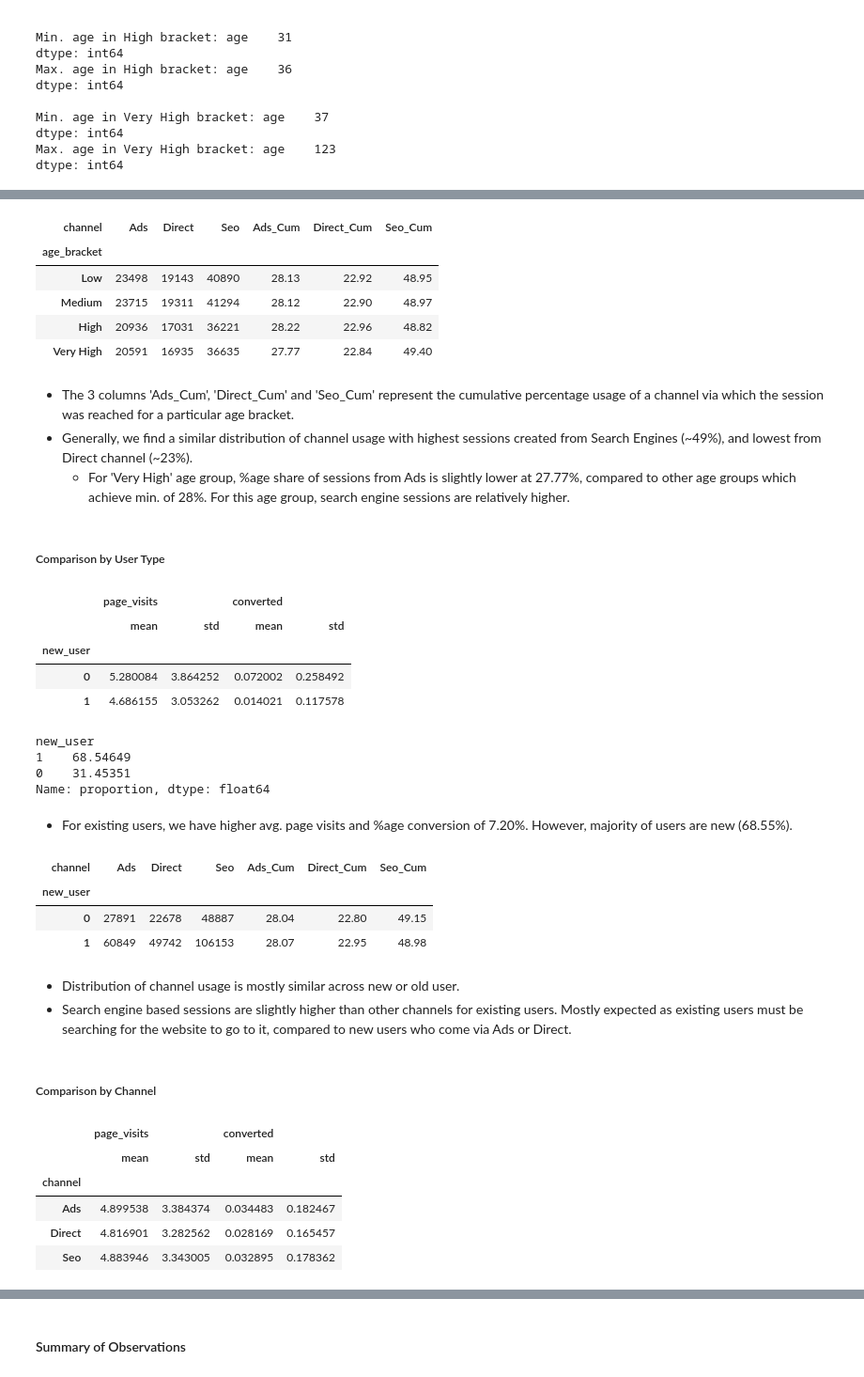
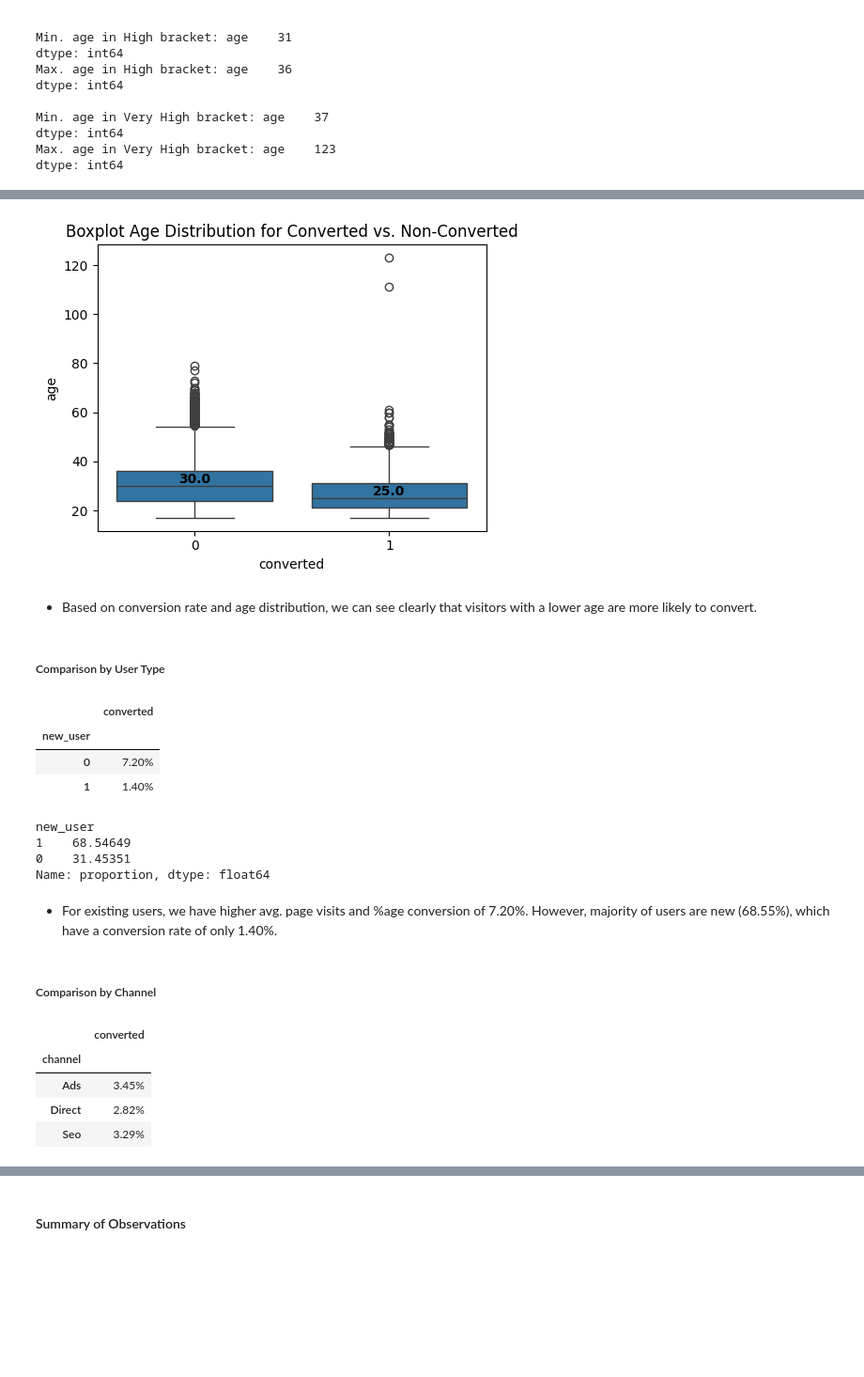
Before and after one commit to traha-89/Portafoglio, a Jupyter notebook: Landing Page Optimization/LP_CRAnalysis_Prediction_2.ipynb, the cells around one changed output, grey strips where cells are left out. Shown: that part at 94% size. Drawn from its saved outputs; the diff is of its cells as text; code cells hidden in the pictures; blank space fills up the shorter version.

```diff
--- a/Landing Page Optimization/LP_CRAnalysis_Prediction_2.ipynb
+++ b/Landing Page Optimization/LP_CRAnalysis_Prediction_2.ipynb
@@ -97,7 +97,7 @@ Initial Observations:
 - *converted* would imply sale/conversion in that particular record/session. Average value of 0.0322 implies about 3.22% aggregate conversion rate.
 # %%
 # Convert String columns as Categorical
-cols = ['country', 'source']
+cols = ['country', 'source','new_user']
 df_original[cols] = df_original[cols].astype('category')
 
 df_original.info()
@@ -422,32 +373,29 @@ age_review.groupby(['age_bracket'])[['new_user','page_visits','converted']].agg(
-# %%
-# Comparison of Sessions via Channels by Age
-agechan_pivot= age_review.pivot_table(index= 'age_bracket', columns= 'channel', aggfunc= 'size', fill_value= 0)
-agechan_pivot['Ads_Cum'] = round((agechan_pivot['Ads']/(agechan_pivot['Ads'] + agechan_pivot['Direct'] + agechan_pivot['Seo']))*100,2)
-agechan_pivot['Direct_Cum'] = round((agechan_pivot['Direct']/(agechan_pivot['Ads'] + agechan_pivot['Direct'] + agechan_pivot['Seo']))*100,2)
-agechan_pivot['Seo_Cum'] = round((agechan_pivot['Seo']/(agechan_pivot['Ads'] + agechan_pivot['Direct'] + agechan_pivot['Seo']))*100,2)
-agechan_pivot
-# %% [output]
-| channel | Ads | Direct | Seo | Ads_Cum | Direct_Cum | Seo_Cum |
-| age_bracket |  |  |  |  |  |  |
-| Low | 23498 | 19143 | 40890 | 28.13 | 22.92 | 48.95 |
-| Medium | 23715 | 19311 | 41294 | 28.12 | 22.90 | 48.97 |
-| High | 20936 | 17031 | 36221 | 28.22 | 22.96 | 48.82 |
-| Very High | 20591 | 16935 | 36635 | 27.77 | 22.84 | 49.40 |
-# %% [markdown]
-- The 3 columns 'Ads_Cum', 'Direct_Cum' and 'Seo_Cum' represent the cumulative percentage usage of a channel via which the session was reached for a particular age bracket.
-- Generally, we find a similar distribution of channel usage with highest sessions created from Search Engines (~49%), and lowest from Direct channel (~23%).
-    - For 'Very High' age group, %age share of sessions from Ads is slightly lower at 27.77%, compared to other age groups which achieve min. of 28%. For this age group, search engine sessions are relatively higher.
+# %%
+# Boxplot Age Distribution for Converted vs. Non-Converted
+plt.figure(figsize=(5, 4))
+ax= sns.boxplot(y= age_review['age'], x= age_review['converted'])
+medians = age_review.groupby('converted')['age'].median()
+for i, median in enumerate(medians):
+        ax.text(i, median, f"{median:.1f}", ha='center', va='bottom', color='black', fontsize=10, fontweight='bold')
+
+
+plt.title('Boxplot Age Distribution for Converted vs. Non-Converted')
+plt.tight_layout()
+plt.show()
+# %% [output]
+[figure, added]
+# %% [markdown]
+- Based on conversion rate and age distribution, we can see clearly that visitors with a lower age are more likely to convert.
 # %% [markdown]
 ##### Comparison by User Type
 # %%
 # Comparison of Average and Std. Deviation of Page Visits and Conversion by New Users
-df_edit.groupby(['new_user'])[['page_visits','converted']].agg(['mean','std']).style.background_gradient()
+df_edit.groupby(['new_user'])[['converted']].mean().style.background_gradient().format("{:.2%}")
 # %% [output]
-|  | page_visits |  | converted |  |
-|  | mean | std | mean | std |
-| new_user |  |  |  |  |
-| 0 | 5.280084 | 3.864252 | 0.072002 | 0.258492 |
-| 1 | 4.686155 | 3.053262 | 0.014021 | 0.117578 |
+|  | converted |
+| new_user |  |
+| 0 | 7.20% |
+| 1 | 1.40% |
 # %%
 df_edit['new_user'].value_counts(normalize= True)* 100
 # %% [output]
@@ -456,32 +404,16 @@ new_user
 0    31.45351
 Name: proportion, dtype: float64
 # %% [markdown]
-- For existing users, we have higher avg. page visits and %age conversion of 7.20%. However, majority of users are new (68.55%).
+- For existing users, we have higher avg. page visits and %age conversion of 7.20%. However, majority of users are new (68.55%), which have a conversion rate of only 1.40%.
-# %%
-# Comparison of Sessions via Channels by New User
-userchan_pivot= df_edit.pivot_table(index= 'new_user', columns= 'channel', aggfunc= 'size', fill_value= 0)
-userchan_pivot['Ads_Cum'] = round((userchan_pivot['Ads']/(userchan_pivot['Ads'] + userchan_pivot['Direct'] + userchan_pivot['Seo']))*100,2)
-userchan_pivot['Direct_Cum'] = round((userchan_pivot['Direct']/(userchan_pivot['Ads'] + userchan_pivot['Direct'] + userchan_pivot['Seo']))*100,2)
-userchan_pivot['Seo_Cum'] = round((userchan_pivot['Seo']/(userchan_pivot['Ads'] + userchan_pivot['Direct'] + userchan_pivot['Seo']))*100,2)
-userchan_pivot
-# %% [output]
-| channel | Ads | Direct | Seo | Ads_Cum | Direct_Cum | Seo_Cum |
-| new_user |  |  |  |  |  |  |
-| 0 | 27891 | 22678 | 48887 | 28.04 | 22.80 | 49.15 |
-| 1 | 60849 | 49742 | 106153 | 28.07 | 22.95 | 48.98 |
-# %% [markdown]
-- Distribution of channel usage is mostly similar across new or old user.
-- Search engine based sessions are slightly higher than other channels for existing users. Mostly expected as existing users must be searching for the website to go to it, compared to new users who come via Ads or Direct.
 # %% [markdown]
 ##### Comparison by Channel
 # %%
 # Comparison of Average and Std. Deviation of Page Visits and Conversion by Channel
-df_edit.groupby(['channel'])[['page_visits','converted']].agg(['mean','std']).style.background_gradient()
+df_edit.groupby(['channel'], observed= True)[['converted']].mean().style.background_gradient().format("{:.2%}")
 # %% [output]
-|  | page_visits |  | converted |  |
-|  | mean | std | mean | std |
-| channel |  |  |  |  |
-| Ads | 4.899538 | 3.384374 | 0.034483 | 0.182467 |
-| Direct | 4.816901 | 3.282562 | 0.028169 | 0.165457 |
-| Seo | 4.883946 | 3.343005 | 0.032895 | 0.178362 |
+|  | converted |
+| channel |  |
+| Ads | 3.45% |
+| Direct | 2.82% |
+| Seo | 3.29% |
 # %% [markdown]
```
Also changed, not shown: parts of 42 cells of this notebook.
